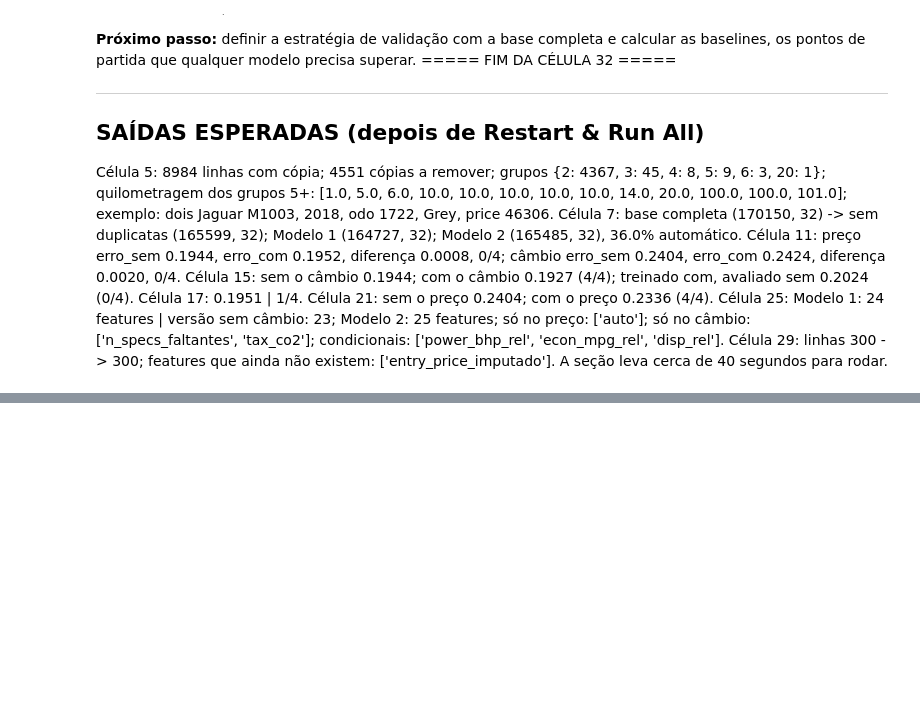
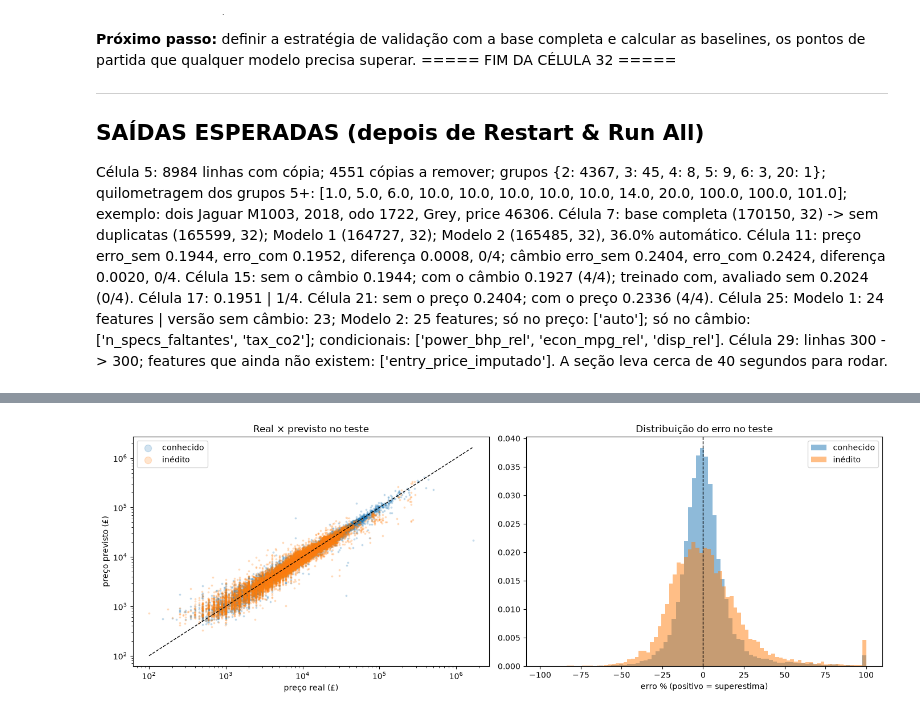
Before and after one commit to antoniosdiass-coder/projeto1, a Jupyter notebook: projeto1.ipynb, the cells around one changed output, grey strips where cells are left out. Saved outputs shown, nothing was run; the diff lists cells and outputs as text; code cells hidden in the pictures; blank space fills up the shorter version.

```diff
--- a/projeto1.ipynb
+++ b/projeto1.ipynb
@@ -1928,0 +2503,29 @@ A seção leva cerca de 40 segundos para rodar.
+# %%
+fig, axes = plt.subplots(1, 2, figsize=(14, 5))
+
+# 1) Preço real × previsto (escala log). Pontos na linha tracejada = acerto perfeito
+for tipo, cor in [("conhecido", "tab:blue"), ("inédito", "tab:orange")]:
+    d = erros[erros["tipo"] == tipo]
+    axes[0].scatter(d["price"], d["pred"], s=3, alpha=0.2, color=cor, label=tipo)
+lim = [erros["price"].min(), erros["price"].max()]
+axes[0].plot(lim, lim, "k--", linewidth=1)
+axes[0].set_xscale("log")
+axes[0].set_yscale("log")
+axes[0].set_xlabel("preço real (£)")
+axes[0].set_ylabel("preço previsto (£)")
+axes[0].set_title("Real × previsto no teste")
+axes[0].legend(markerscale=5)
+
+# 2) Distribuição do erro % (cortada em ±100% para o gráfico ficar legível)
+for tipo, cor in [("conhecido", "tab:blue"), ("inédito", "tab:orange")]:
+    axes[1].hist(erros.loc[erros["tipo"] == tipo, "erro_pct"].clip(-100, 100), bins=80,
+                 alpha=0.5, density=True, color=cor, label=tipo)
+axes[1].axvline(0, color="k", linestyle="--", linewidth=1)
+axes[1].set_xlabel("erro % (positivo = superestima)")
+axes[1].set_title("Distribuição do erro no teste")
+axes[1].legend()
+
+plt.tight_layout()
+plt.show()
+# %% [output]
+[figure, added]
```
Also changed, not shown: parts of 46 cells of this notebook.
